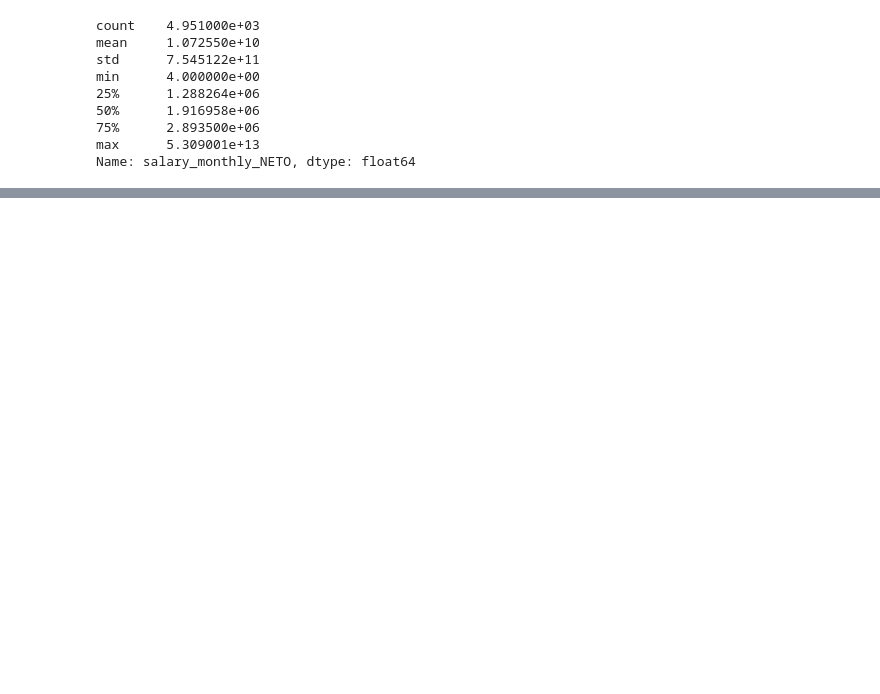
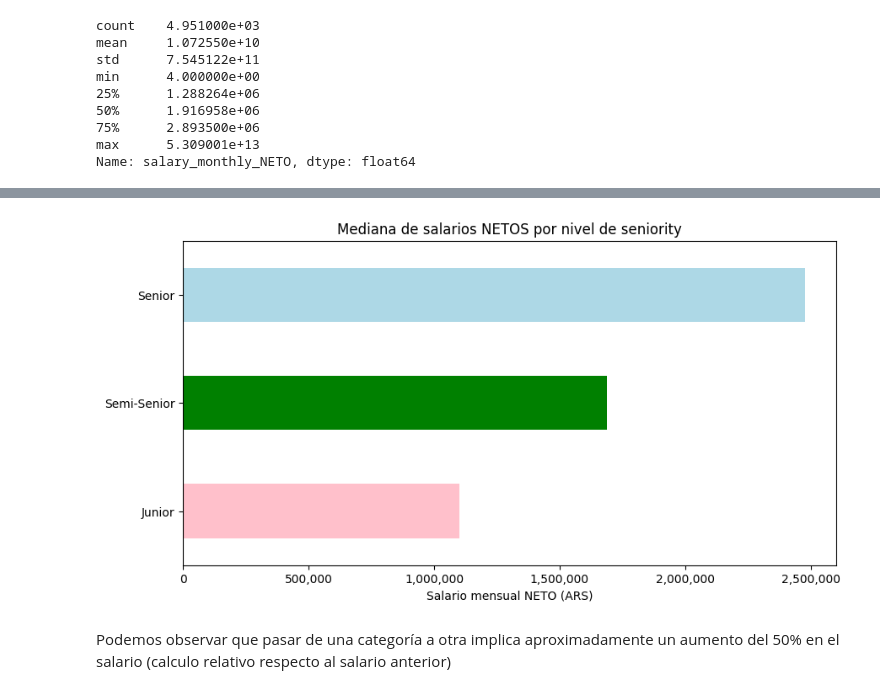
Before and after one commit to belenaguilarv/data-science-journey, a Jupyter notebook: 1_encuesta_sarsamy/encuesta_sarsamy.ipynb, the cells around one changed output, grey strips where cells are left out. Cells and saved outputs as stored; diff of their text form; code cells hidden in the pictures; blank space fills up the shorter version.

```diff
--- a/1_encuesta_sarsamy/encuesta_sarsamy.ipynb
+++ b/1_encuesta_sarsamy/encuesta_sarsamy.ipynb
@@ -257,0 +157,3 @@ Podemos ver que la mayoría de los salarios está concentrada alrededor de la **
+# %%
+seniority = 'seniority'
+df_filtered.groupby(seniority)[salary].agg(['count', 'median']).sort_values(by='median')
@@ -257,0 +166,16 @@ Podemos ver que la mayoría de los salarios está concentrada alrededor de la **
+# %%
+seniority_mediana = df_filtered.groupby(seniority)[salary].median().sort_values()
+# %%
+plt.figure(figsize=(10, 5))
+colors = ['pink', 'green', 'lightblue']
+seniority_mediana.plot(kind='barh', color=colors)
+
+plt.title('Mediana de salarios NETOS por nivel de seniority')
+plt.xlabel('Salario mensual NETO (ARS)')
+plt.ylabel(None)
+plt.gca().xaxis.set_major_formatter(ticker.FuncFormatter(lambda x, _: f'{x:,.0f}'))
+plt.show()
+# %% [output]
+[figure, added]
+# %% [markdown]
+Podemos observar que pasar de una categoría a otra implica aproximadamente un aumento del 50% en el salario (calculo relativo respecto al salario anterior)
```
Also changed, not shown: parts of 50 cells of this notebook.
